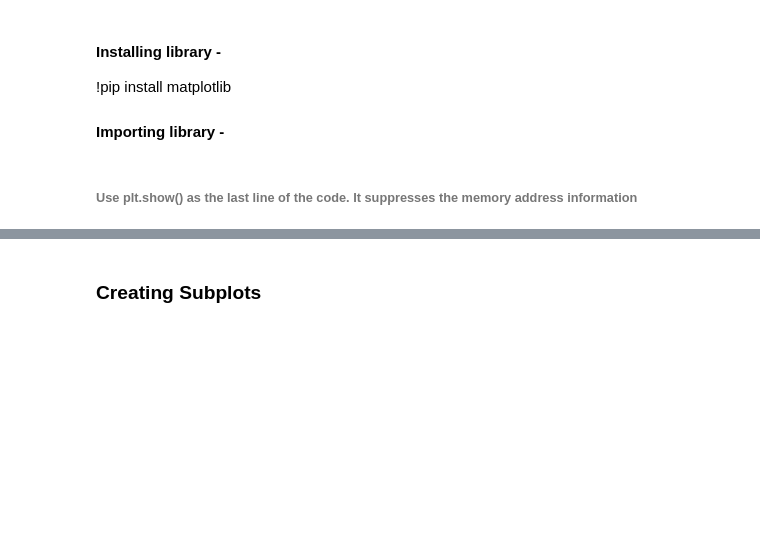
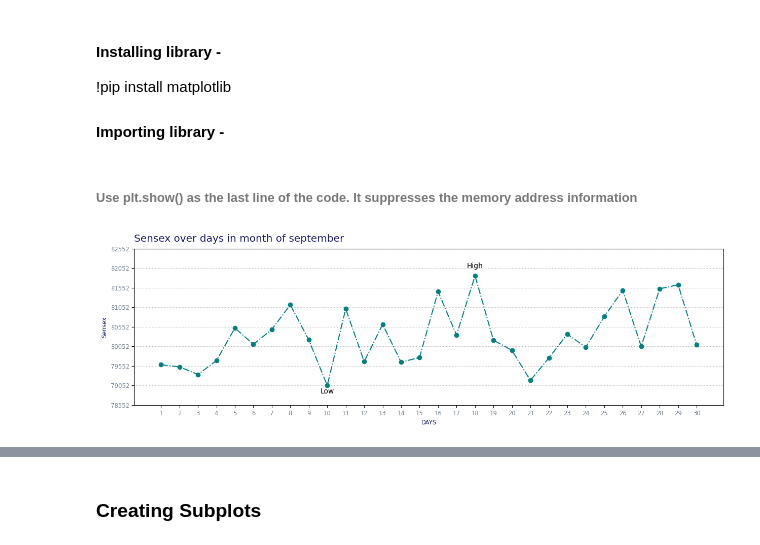
Before and after one commit to knowledge-corner/Optum_Global_nov_24, a Jupyter notebook: Day - 1.ipynb, the cells around one changed output, grey strips where cells are left out. Saved outputs shown, nothing was run; the diff lists cells and outputs as text; code cells hidden in the pictures; blank space fills up the shorter version.

```diff
--- a/Day - 1.ipynb
+++ b/Day - 1.ipynb
@@ -1271,3 +1271,24 @@ import numpy as np
 dates = np.arange('2024-09-01', '2024-10-01', dtype='datetime64[D]')
 sensex = np.random.randint(79000, 82000, size = 30)
 nifty = np.random.randint(23000, 25000, size = 30)
+# %%
+plt.figure(figsize=(15, 4))
+_ = plt.plot(dates, sensex, color = "teal", marker = "o", ls = "-.")
+plt.title("Sensex over days in month of september", loc = "left", pad = 10, color = "midnightblue", size = "x-large")
+
+plt.xlabel("DAYS", color = "midnightblue", size = "small")
+plt.xticks(dates, range(1, 31), color = "slategray", size = "small")
+
+plt.ylabel("Sensex", color = "midnightblue", size = "small")
+plt.yticks(range(sensex.min()-500, sensex.max()+1000, 500), color = "slategray", size = "small")
+
+plt.grid(axis="y", ls = ":")
+
+# Adding annotations for high and low
+x_cord = dates[sensex.argmax()]
+y_cord = sensex[sensex.argmax()]
+plt.annotate("High", xy = (x_cord, y_cord+200), ha = "center")
+plt.annotate("Low", xy = (dates[sensex.argmin()], sensex[sensex.argmin()]-200), ha = "center")
+plt.show()
+# %% [output]
+[figure, added]
```
Also changed, not shown: parts of 4 cells of this notebook, 1 other file.
